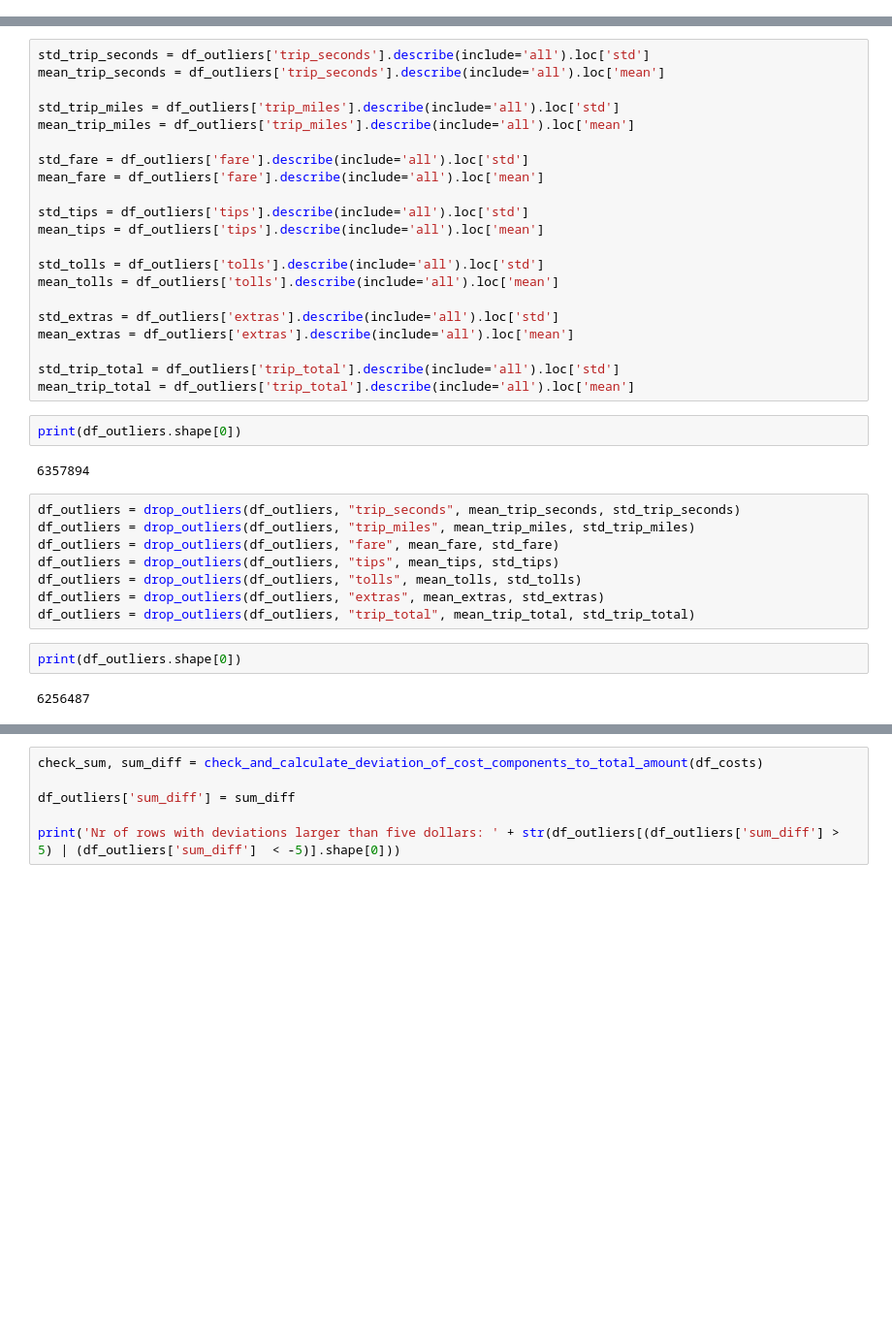
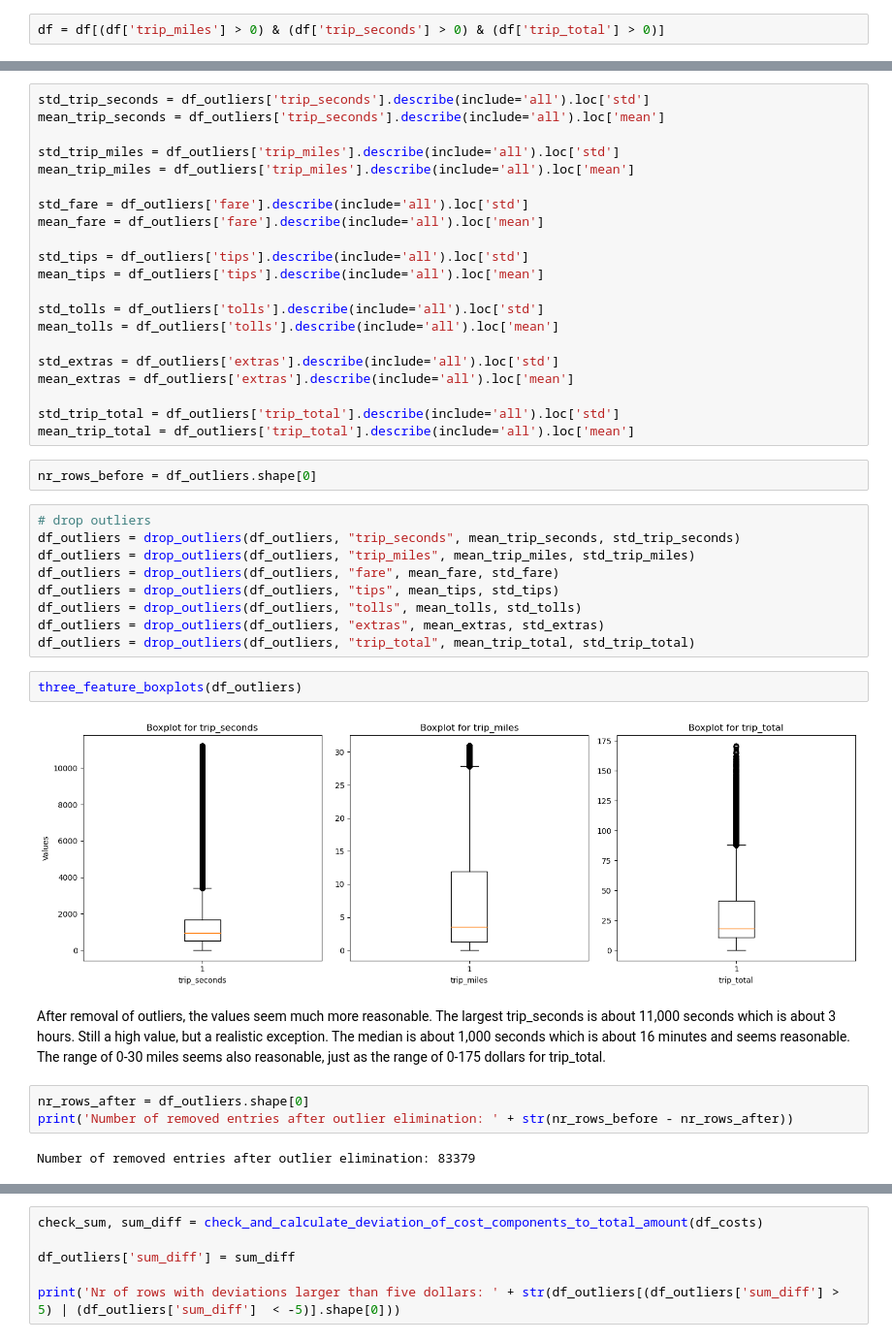
Before and after one commit to madxox/AAA_Teamassignment, a Jupyter notebook: 01_preparation_taxidata_jl.ipynb, the cells around one changed output, grey strips where cells are left out. Shown at 97% size. Cells and saved outputs as stored; diff of their text form; blank space fills up the shorter version.

```diff
--- a/01_preparation_taxidata_jl.ipynb
+++ b/01_preparation_taxidata_jl.ipynb
@@ -345,0 +484,2 @@ df_outliers = df
+# %%
+df = df[(df['trip_miles'] > 0) & (df['trip_seconds'] > 0) & (df['trip_total'] > 0)]
@@ -370,10 +518,9 @@ mean_extras = df_outliers['extras'].describe(include='all').loc['mean']
 std_trip_total = df_outliers['trip_total'].describe(include='all').loc['std']
 mean_trip_total = df_outliers['trip_total'].describe(include='all').loc['mean']
 # %%
-print(df_outliers.shape[0])
+nr_rows_before = df_outliers.shape[0]
-# %% [output]
-6357894
 # %%
+# drop outliers
 df_outliers = drop_outliers(df_outliers, "trip_seconds", mean_trip_seconds, std_trip_seconds)
 df_outliers = drop_outliers(df_outliers, "trip_miles", mean_trip_miles, std_trip_miles)
 df_outliers = drop_outliers(df_outliers, "fare", mean_fare, std_fare)
@@ -381,8 +528,15 @@ df_outliers = drop_outliers(df_outliers, "tips", mean_tips, std_tips)
 df_outliers = drop_outliers(df_outliers, "tolls", mean_tolls, std_tolls)
 df_outliers = drop_outliers(df_outliers, "extras", mean_extras, std_extras)
 df_outliers = drop_outliers(df_outliers, "trip_total", mean_trip_total, std_trip_total)
+# %%
+three_feature_boxplots(df_outliers)
+# %% [output]
+[figure, added]
+# %% [markdown]
+After removal of outliers, the values seem much more reasonable. The largest trip_seconds is about 11,000 seconds which is about 3 hours. Still a high value, but a realistic exception. The median is about 1,000 seconds which is about 16 minutes and seems reasonable. The range of 0-30 miles seems also reasonable, just as the range of 0-175 dollars for trip_total.
 # %%
-print(df_outliers.shape[0])
+nr_rows_after = df_outliers.shape[0]
+print('Number of removed entries after outlier elimination: ' + str(nr_rows_before - nr_rows_after))
 # %% [output]
-6256487
+Number of removed entries after outlier elimination: 83379
 # %% [markdown]
```
Also changed, not shown: parts of 79 cells of this notebook, 3 other files.
